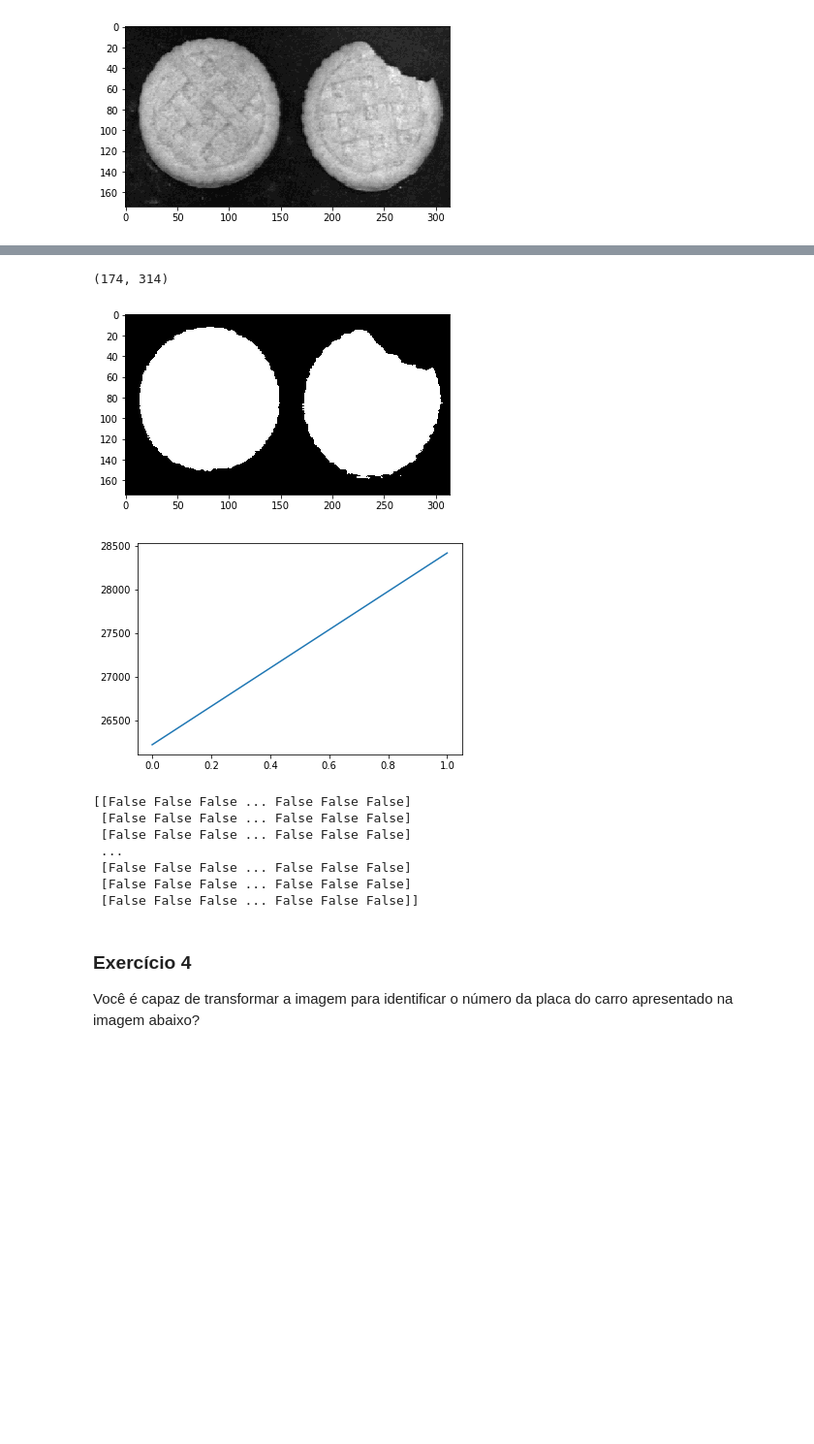
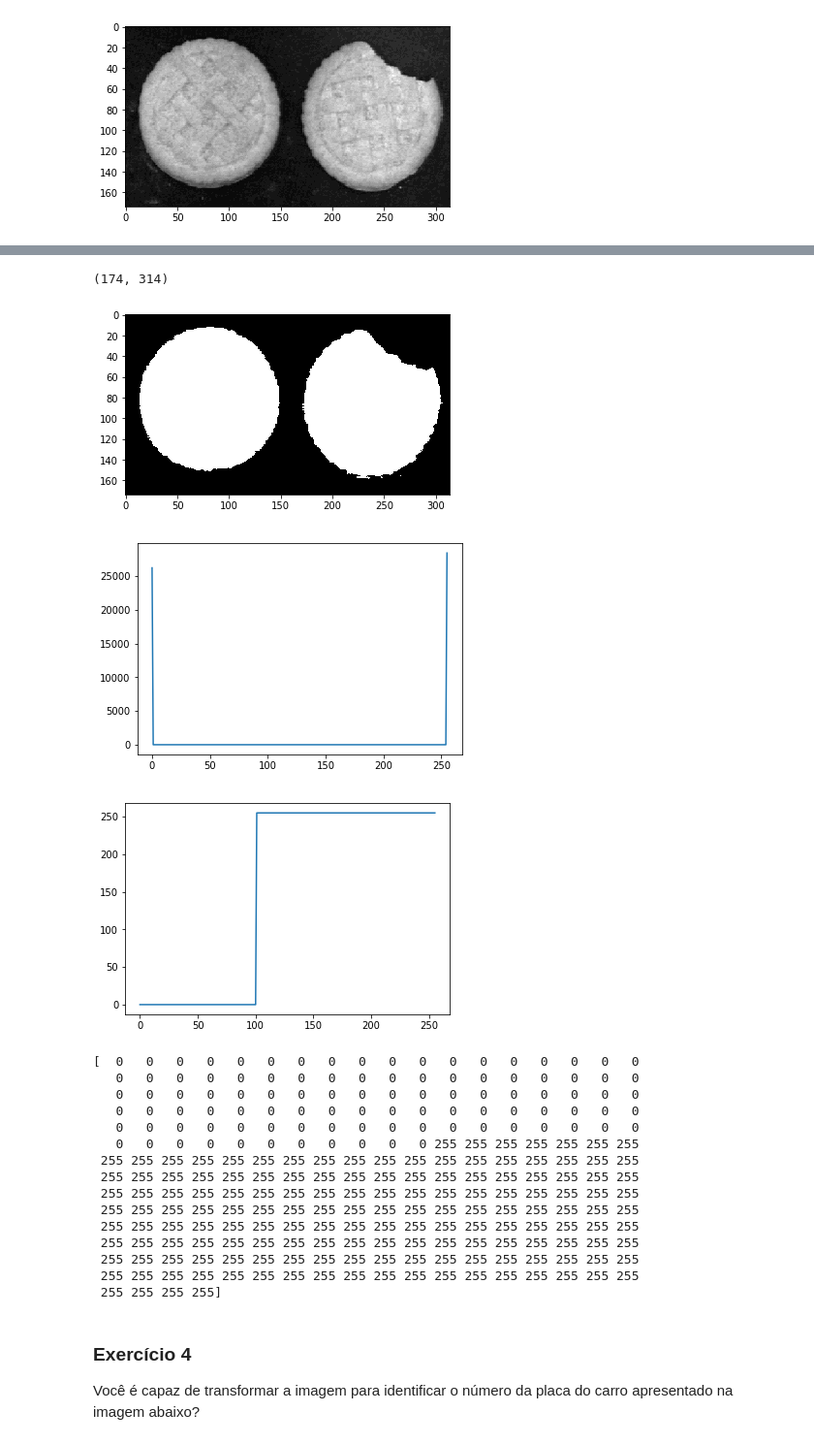
Before and after one commit to ferseiti/ia898, a Jupyter notebook: 2S2018/IA898A_Ex03_FernandoFurusato.ipynb, the cells around one changed output, grey strips where cells are left out. Shown: that part at 97% size. Drawn from its saved outputs; the diff is of its cells as text; code cells hidden in the pictures; blank space fills up the shorter version.

```diff
--- a/2S2018/IA898A_Ex03_FernandoFurusato.ipynb
+++ b/2S2018/IA898A_Ex03_FernandoFurusato.ipynb
@@ -134,30 +128,42 @@ plt.imshow(f,cmap='gray')
 # %%
-T = (np.arange(256) > 100)
+T = ia.normalize((np.arange(256) > 100))
 h_cookie, bins_cookie = np.histogram(f, bins=f.max() + 1, range=(0, f.max()))
 plt.plot(h_cookie)
 plt.show()
 print(f.shape)
 
 plt.imshow(T[f], cmap='gray')
 plt.show()
 
 h_cookie, bins_cookie = np.histogram(T[f], bins=T[f].max() + 1, range=(0, T[f].max()))
 plt.plot(h_cookie)
 plt.show()
 
-print(T[f])
+plt.plot(T)
+plt.show()
+
+print(T)
 # %% [output]
 [figure]
 (174, 314)
 [figure]
-[figure, old version]
+[figure, new version]
+[figure, added]
-[[False False False ... False False False]
- [False False False ... False False False]
- [False False False ... False False False]
- ...
- [False False False ... False False False]
- [False False False ... False False False]
- [False False False ... False False False]]
+[  0   0   0   0   0   0   0   0   0   0   0   0   0   0   0   0   0   0
+   0   0   0   0   0   0   0   0   0   0   0   0   0   0   0   0   0   0
+   0   0   0   0   0   0   0   0   0   0   0   0   0   0   0   0   0   0
+   0   0   0   0   0   0   0   0   0   0   0   0   0   0   0   0   0   0
+   0   0   0   0   0   0   0   0   0   0   0   0   0   0   0   0   0   0
+   0   0   0   0   0   0   0   0   0   0   0 255 255 255 255 255 255 255
+ 255 255 255 255 255 255 255 255 255 255 255 255 255 255 255 255 255 255
+ 255 255 255 255 255 255 255 255 255 255 255 255 255 255 255 255 255 255
+ 255 255 255 255 255 255 255 255 255 255 255 255 255 255 255 255 255 255
+ 255 255 255 255 255 255 255 255 255 255 255 255 255 255 255 255 255 255
+ 255 255 255 255 255 255 255 255 255 255 255 255 255 255 255 255 255 255
+ 255 255 255 255 255 255 255 255 255 255 255 255 255 255 255 255 255 255
+ 255 255 255 255 255 255 255 255 255 255 255 255 255 255 255 255 255 255
+ 255 255 255 255 255 255 255 255 255 255 255 255 255 255 255 255 255 255
+ 255 255 255 255]
 # %% [markdown]
 ### Exercício 4
 Você é capaz de transformar a imagem para identificar o número da placa do carro apresentado na imagem abaixo?
```
Also changed, not shown: parts of 3 cells of this notebook.
